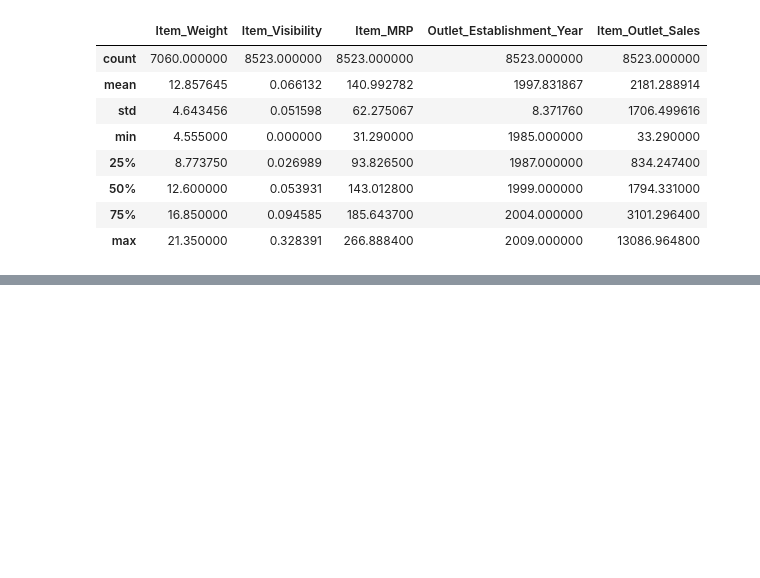
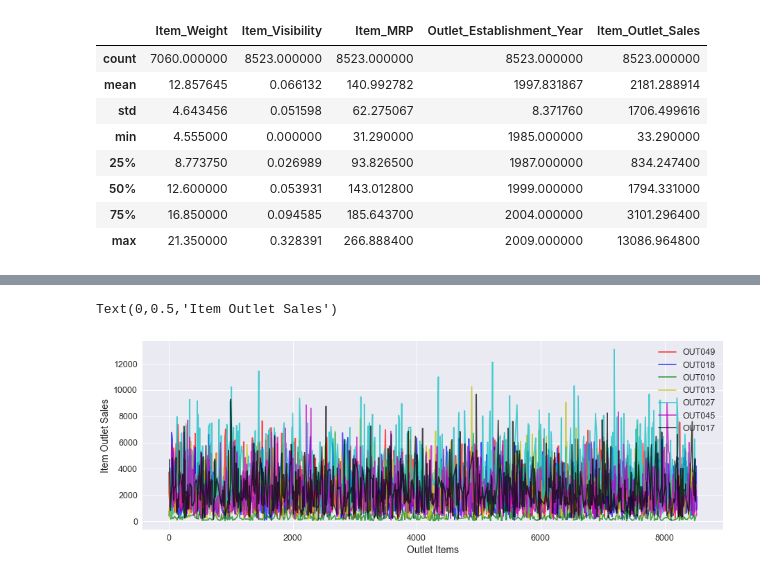
Before and after one commit to cmuth001/Sales-prediction, a Jupyter notebook: salesPrediction.ipynb, the cells around one changed output, grey strips where cells are left out. Cells and saved outputs as stored; diff of their text form; code cells hidden in the pictures; blank space fills up the shorter version.

```diff
--- a/salesPrediction.ipynb
+++ b/salesPrediction.ipynb
@@ -52,0 +366,12 @@ testData['source'] =  'test'
+# %%
+# colors = ["#9b59b6", "#3498db", "#95a5a6", "#e74c3c", "#34495e", "#2ecc71",'y']
+colors = ['r', 'b', 'g', 'y', 'c', 'm', 'k']
+
+for i, s in enumerate(dataset.Outlet_Identifier.unique()[:7]):
+    dataset[dataset['Outlet_Identifier'] == s].Item_Outlet_Sales.plot(c=colors[i], figsize=(15, 5), label=s, alpha=.7)
+plt.legend(loc='best');
+plt.xlabel('Outlet Items', fontsize=14)
+plt.ylabel('Item Outlet Sales', fontsize=14)
+# %% [output]
+Text(0,0.5,'Item Outlet Sales')
+[figure, added]
```
Also changed, not shown: parts of 93 cells of this notebook.
